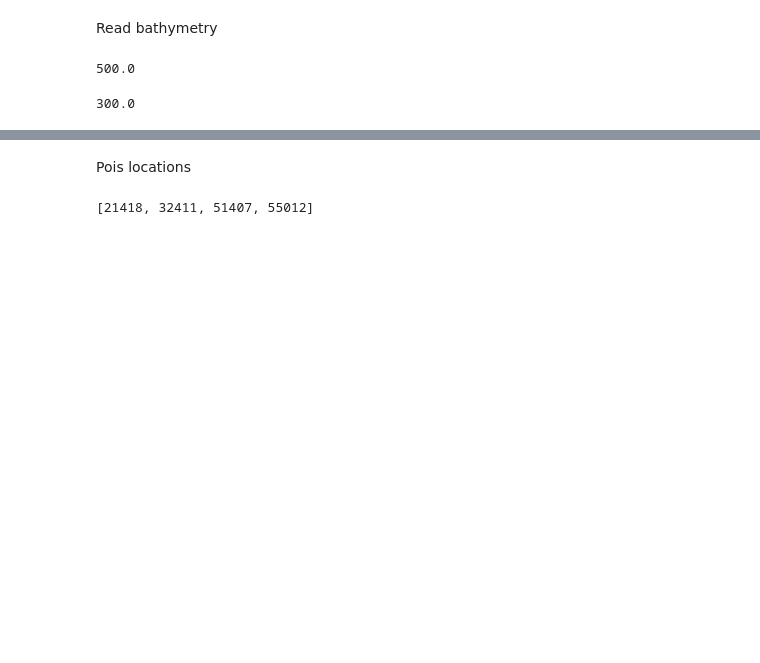
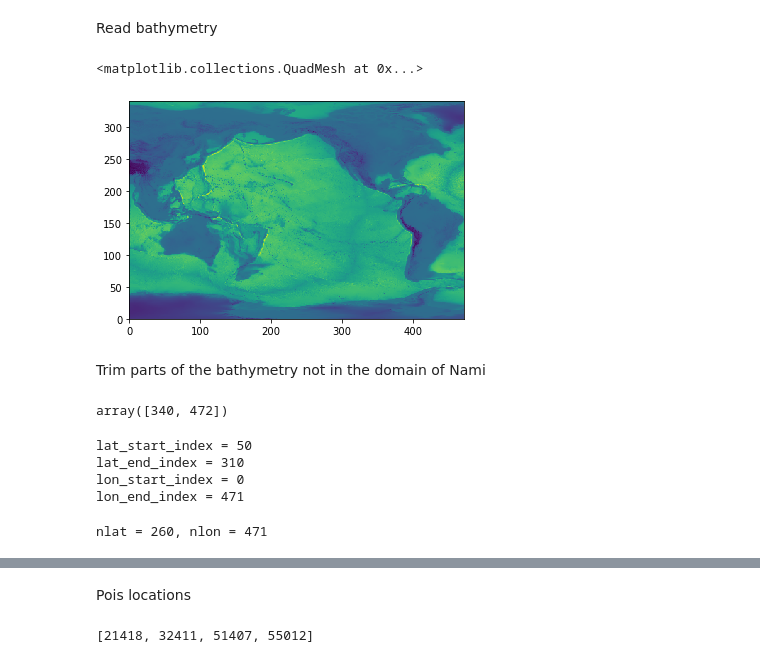
Before and after one commit to jgalazm/comp-geo-paper-figures, a Jupyter notebook: 03_biobio2010/comparison/finalPlots.ipynb, the cells around one changed output, grey strips where cells are left out. Cells and saved outputs as stored; diff of their text form; code cells hidden in the pictures; blank space fills up the shorter version.

```diff
--- a/03_biobio2010/comparison/finalPlots.ipynb
+++ b/03_biobio2010/comparison/finalPlots.ipynb
@@ -48,8 +35,0 @@ bathymetry = bathymetry[500:-300,:-1]
-# %%
-(-60+85)/(3/60)
-# %% [output]
-500.0
-# %%
-(85-70)/(3/60)
-# %% [output]
-300.0
@@ -58,0 +36,36 @@ hmax_masked = np.ma.masked_where(bathymetry<10,hmax[:,:-1])
+# %%
+bathymetry_raw = np.fromfile(f'../data/bathymetry{int(ds)}min',dtype='float64')
+bathymetry_shape = np.asarray(bathymetry_raw[:2], dtype=int)
+bathymetry_raw = bathymetry_raw[2:]
+bathymetry_raw = bathymetry_raw.reshape(bathymetry_shape)
+# %%
+plt.pcolormesh(bathymetry_raw)
+# %% [output]
+<matplotlib.collections.QuadMesh at 0x...>
+[figure, added]
+# %% [markdown]
+Trim parts of the bathymetry not in the domain of Nami
+# %%
+bathymetry_shape
+# %% [output]
+array([340, 472])
+# %%
+lat_start_index = int((nami_extent["ymin"] - bathymetry_extent["ymin"])/(ds/60))
+lat_end_index = bathymetry_shape[0] - int((bathymetry_extent["ymax"] - nami_extent["ymax"])/(ds/60))
+lon_start_index = int((nami_extent["xmin"] - bathymetry_extent["xmin"])/(ds/60))
+lon_end_index = bathymetry_shape[1] - int((bathymetry_extent["xmax"] - nami_extent["xmax"])/(ds/60))-1
+print(f"{lat_start_index = }")
+print(f"{lat_end_index = }")
+print(f"{lon_start_index = }")
+print(f"{lon_end_index = }")
+# %% [output]
+lat_start_index = 50
+lat_end_index = 310
+lon_start_index = 0
+lon_end_index = 471
+# %%
+bathymetry = bathymetry_raw[lat_start_index:lat_end_index,lon_start_index:lon_end_index]
+nlat, nlon = bathymetry.shape
+print(f"nlat = {nlat}, nlon = {nlon}")
+# %% [output]
+nlat = 260, nlon = 471
```
Also changed, not shown: parts of 28 cells of this notebook.
